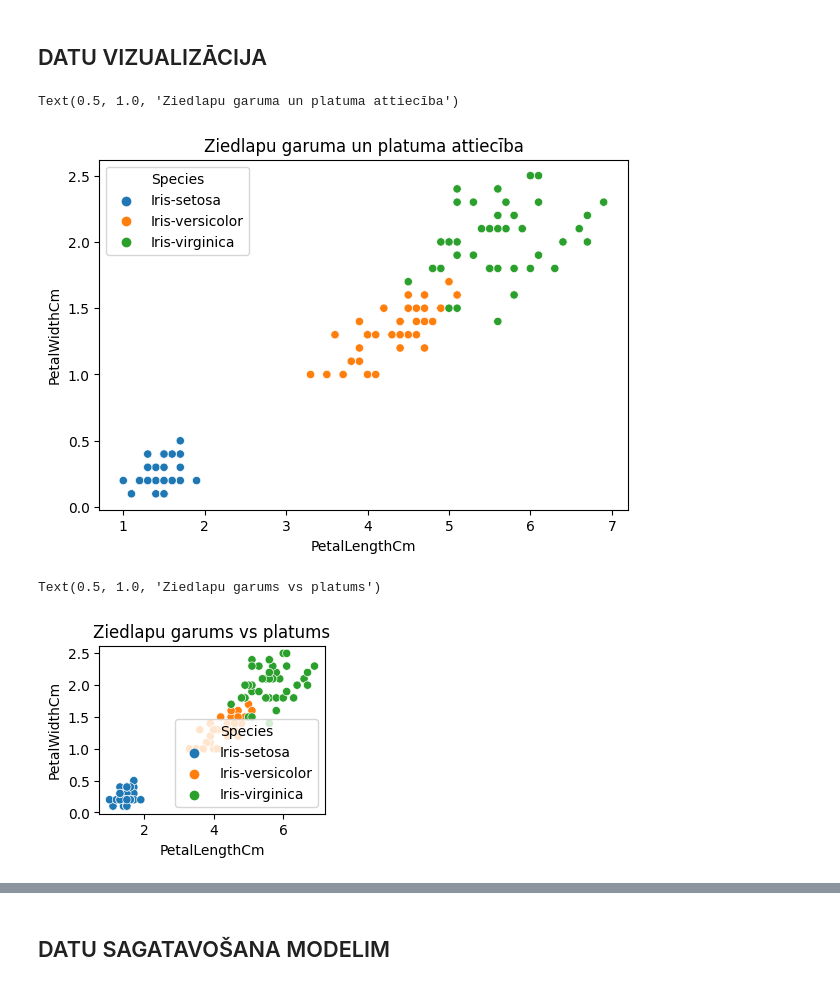
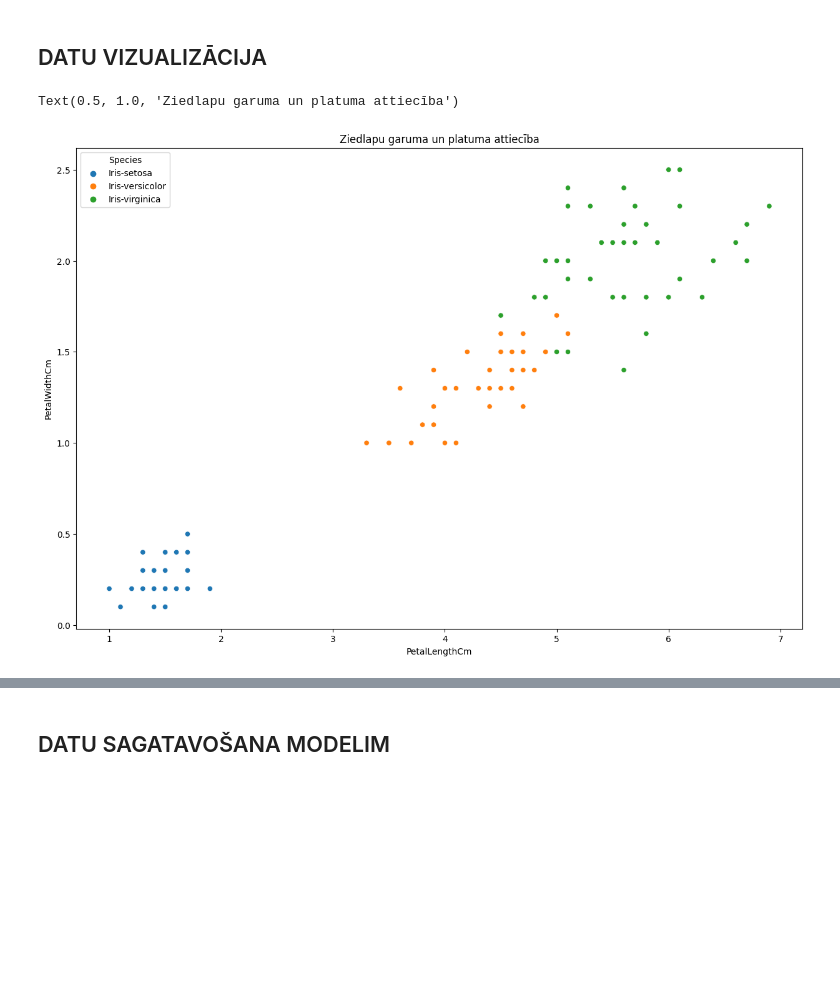
Before and after one commit to achenlv/ap08426-random, a Jupyter notebook: iris-code.ipynb, the cells around one changed output, grey strips where cells are left out. Cells and saved outputs as stored; diff of their text form; code cells hidden in the pictures; blank space fills up the shorter version.

```diff
--- a/iris-code.ipynb
+++ b/iris-code.ipynb
@@ -88,21 +88,12 @@ Name: count, dtype: int64
 # %%
 # Vizualizējam datus, lai labāk izprastu īpašību attiecības
 plt.figure(figsize=(15, 10))
 
 # Izkliedes diagramma (Ziedlapu garuma un platuma attiecība)
-plt.subplot(2, 2, 1)
 sns.scatterplot(x='PetalLengthCm', y='PetalWidthCm', hue='Species', data=train_data)
 plt.title('Ziedlapu garuma un platuma attiecība')
 # %% [output]
 Text(0.5, 1.0, 'Ziedlapu garuma un platuma attiecība')
-[figure, old version]
+[figure, new version]
-# %%
-# Izkliedes diagramma (Ziedlapu garuma un platuma attiecība)
-plt.subplot(2, 2, 1)
-sns.scatterplot(x='PetalLengthCm', y='PetalWidthCm', hue='Species', data=train_data)
-plt.title('Ziedlapu garums vs platums')
-# %% [output]
-Text(0.5, 1.0, 'Ziedlapu garums vs platums')
-[figure, removed]
 # %%
 # Pāru izkliedes diagramma
```
Also changed, not shown: parts of 5 cells of this notebook.
